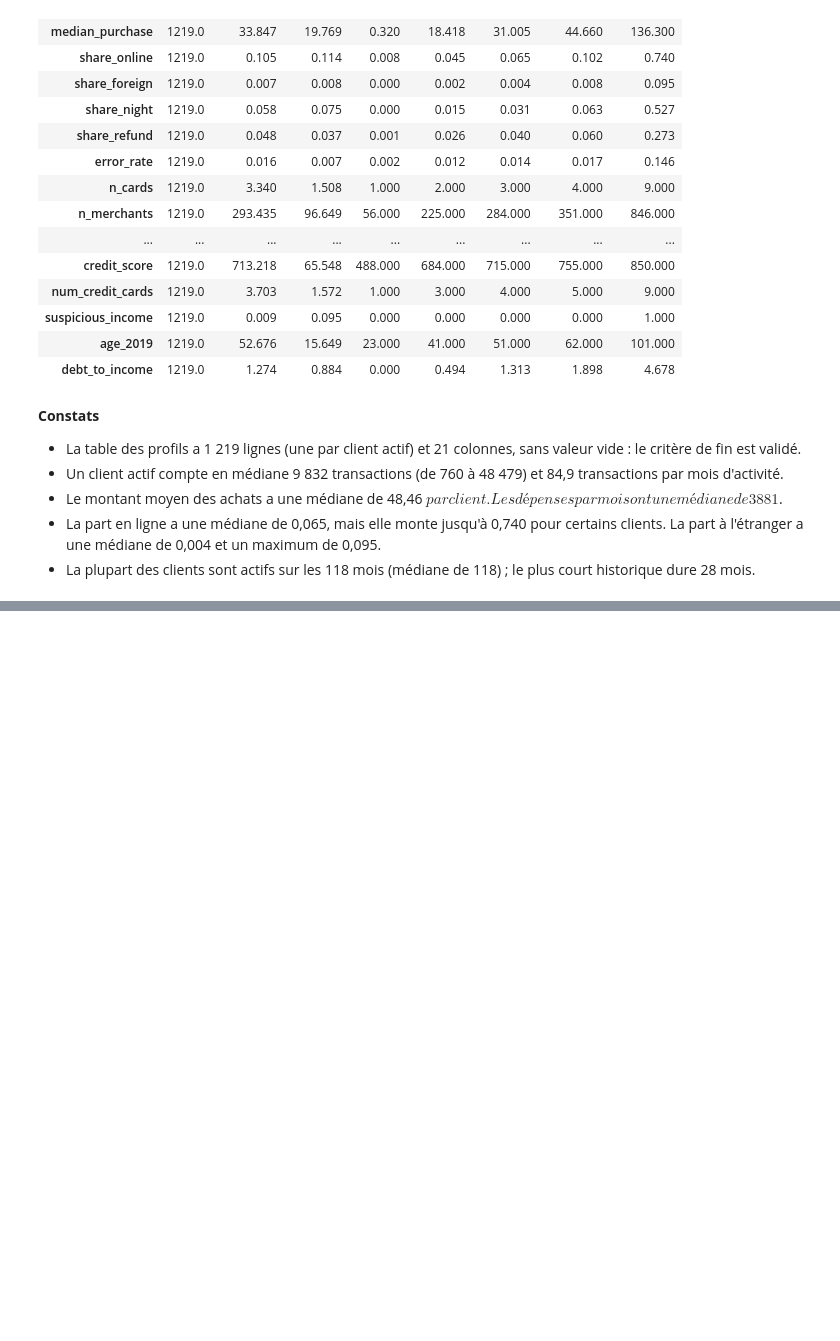
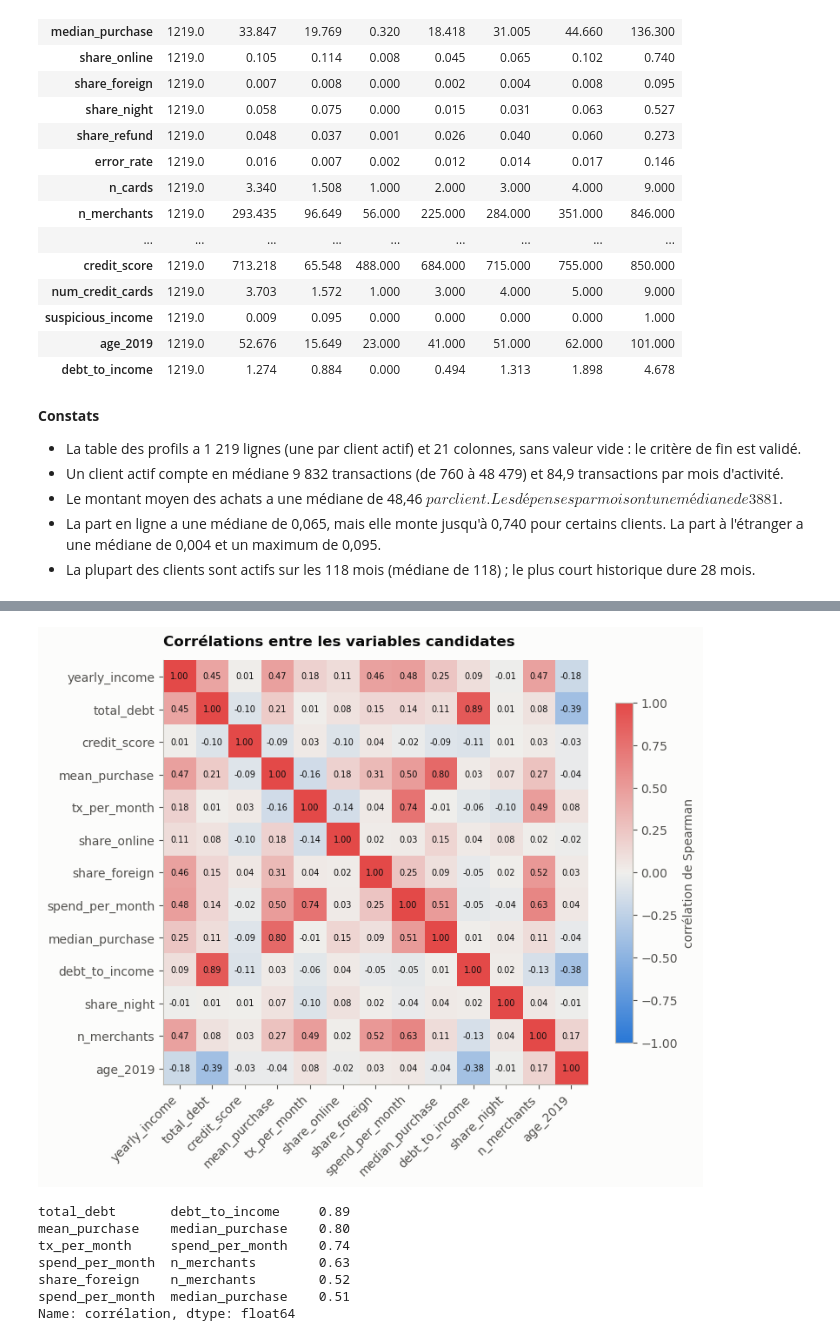
Before and after one commit to gorfanalyst-hue/projet5-fraude-bancaire, a Jupyter notebook: notebooks/05_profils_clients.ipynb, the cells around one changed output, grey strips where cells are left out. Saved outputs shown, nothing was run; the diff lists cells and outputs as text; code cells hidden in the pictures; blank space fills up the shorter version.

```diff
--- a/notebooks/05_profils_clients.ipynb
+++ b/notebooks/05_profils_clients.ipynb
@@ -127,0 +134,31 @@ Valeurs vides : 0
+# %%
+candidates = CLUSTER_VARIABLES + ["spend_per_month", "median_purchase", "debt_to_income",
+                                  "share_night", "n_merchants", "age_2019"]
+correlations = profiles[candidates].corr(method="spearman")
+
+fig, ax = plt.subplots(figsize=(8, 6.5))
+im = ax.imshow(correlations, cmap=diverging_cmap(), vmin=-1, vmax=1)
+ax.set_xticks(range(len(candidates)))
+ax.set_xticklabels(candidates, rotation=45, ha="right")
+ax.set_yticks(range(len(candidates)))
+ax.set_yticklabels(candidates)
+ax.grid(False)
+for i in range(len(candidates)):
+    for j in range(len(candidates)):
+        ax.text(j, i, f"{correlations.iloc[i, j]:.2f}", ha="center", va="center", fontsize=7)
+fig.colorbar(im, ax=ax, shrink=0.8, label="corrélation de Spearman")
+ax.set_title("Corrélations entre les variables candidates")
+fig.tight_layout()
+plt.show()
+
+paires = correlations.where(np.triu(np.ones(correlations.shape, dtype=bool), k=1)).stack()
+paires[paires.abs() >= 0.5].sort_values(key=abs, ascending=False).round(2).rename("corrélation")
+# %% [output]
+[figure, added]
+total_debt       debt_to_income     0.89
+mean_purchase    median_purchase    0.80
+tx_per_month     spend_per_month    0.74
+spend_per_month  n_merchants        0.63
+share_foreign    n_merchants        0.52
+spend_per_month  median_purchase    0.51
+Name: corrélation, dtype: float64
```
Also changed, not shown: parts of 3 cells of this notebook, 1 other file.
